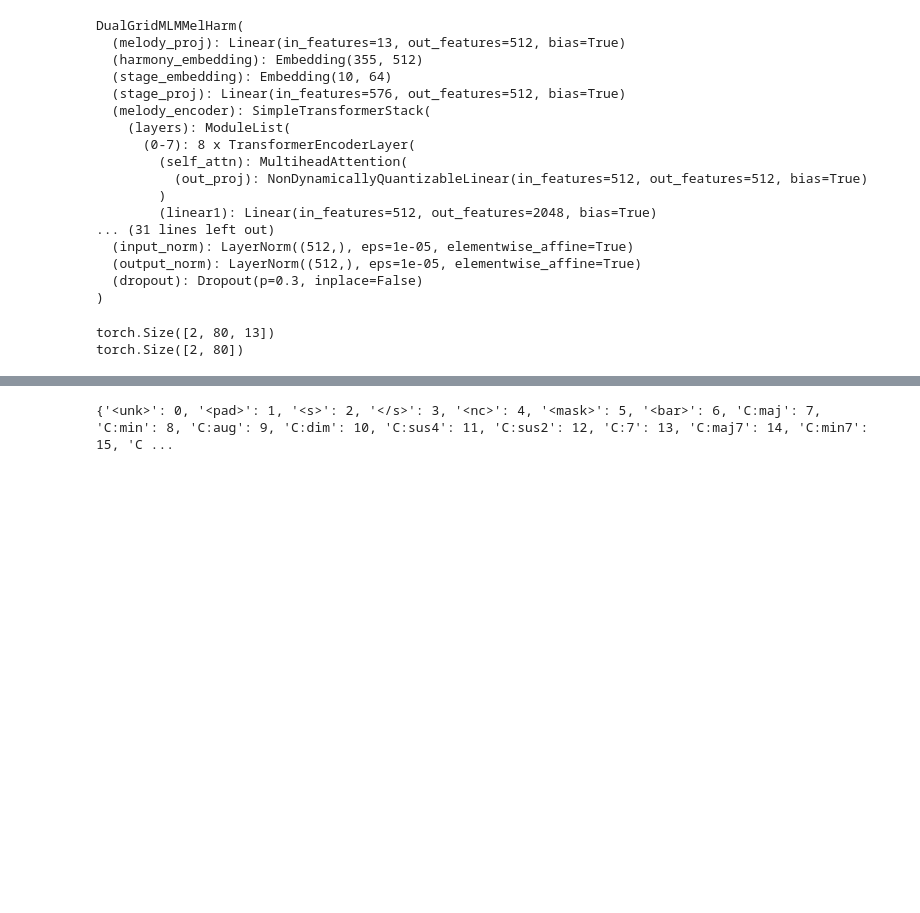
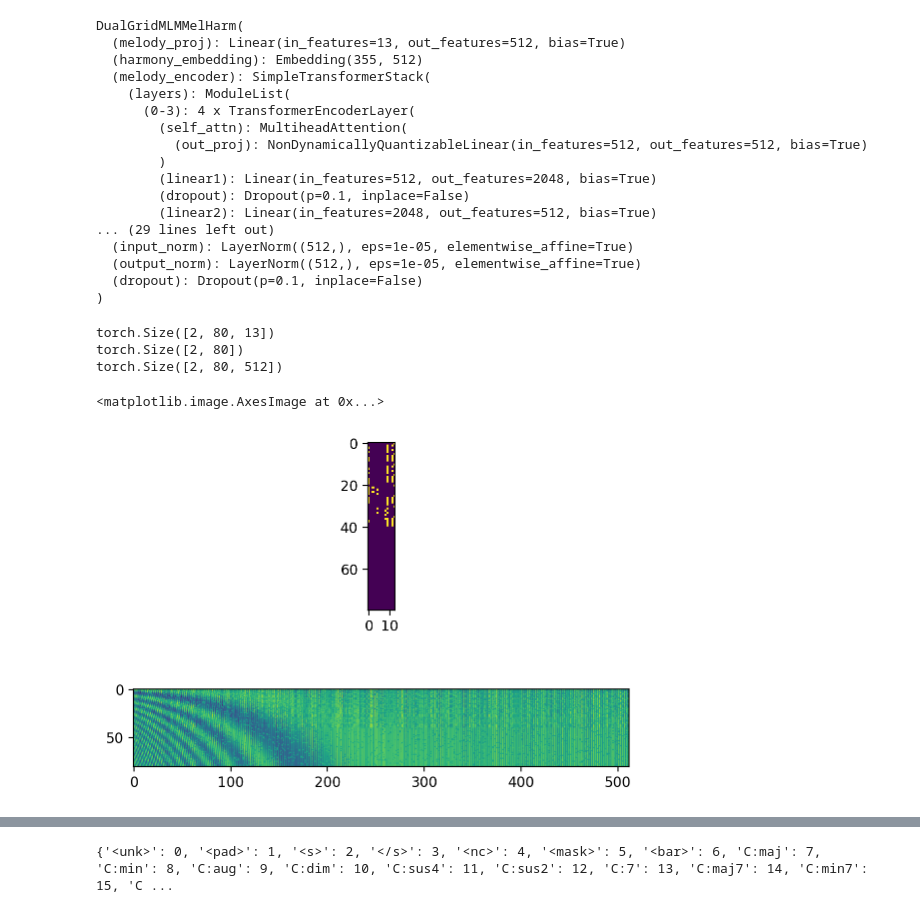
Before and after one commit to maximoskp/DualGridEncoderMelHarm, a Jupyter notebook: test_debug_train.ipynb, the cells around one changed output, grey strips where cells are left out. Drawn from its saved outputs; the diff is of its cells as text; code cells hidden in the pictures; blank space fills up the shorter version.

```diff
--- a/test_debug_train.ipynb
+++ b/test_debug_train.ipynb
@@ -25,7 +27,8 @@ tokenizer = CSGridMLMTokenizer(
     use_full_range_melody=False
 )
 # %%
-train_dir = '/media/maindisk/data/synthetic_CA_train'
-val_dir = '/media/maindisk/data/synthetic_CA_test'
+# train_dir = '/media/maindisk/data/synthetic_CA_train'
+# val_dir = '/media/maindisk/data/synthetic_CA_test'
+val_dir = '/media/maindisk/data/hooktheory_midi_hr/CA_test'
 batchsize = 2
 # %%
@@ -50,42 +52,46 @@ else:
 loss_fn=CrossEntropyLoss(ignore_index=-100)
 lr = 1e-5
 # %%
-total_stages = 10
+curriculum_type , total_stages = 'random', 10
+subfolder = 'DE/CA'
 
-model = DualGridMLMMelHarm(
-    chord_vocab_size=len(tokenizer.vocab),
+model = load_model(
     d_model=512,
-    nhead=8,
-    num_layers_mel=8,
-    num_layers_harm=8,
+    nhead=4,
+    num_layers_mel=4,
+    num_layers_harm=4,
+    curriculum_type=curriculum_type,
+    subfolder=subfolder,
+    device_name=device_name,
+    tokenizer=tokenizer,
+    conditioning_dim=8 + (curriculum_type == 'step'),
+    total_stages=total_stages,
     melody_length=80,
     harmony_length=80,
-    max_stages=total_stages,
-    pianoroll_dim=tokenizer.pianoroll_dim,
-    device=device
 )
-model.to(device)
+
+# model.to(device)
 optimizer = AdamW(model.parameters(), lr=lr)
 # %%
-batch = next(iter(trainloader))
+batch = next(iter(valloader))
 model.train()
 # %% [output]
 DualGridMLMMelHarm(
   (melody_proj): Linear(in_features=13, out_features=512, bias=True)
   (harmony_embedding): Embedding(355, 512)
-  (stage_embedding): Embedding(10, 64)
-  (stage_proj): Linear(in_features=576, out_features=512, bias=True)
   (melody_encoder): SimpleTransformerStack(
     (layers): ModuleList(
-      (0-7): 8 x TransformerEncoderLayer(
+      (0-3): 4 x TransformerEncoderLayer(
         (self_attn): MultiheadAttention(
           (out_proj): NonDynamicallyQuantizableLinear(in_features=512, out_features=512, bias=True)
         )
         (linear1): Linear(in_features=512, out_features=2048, bias=True)
-... (31 lines left out)
+        (dropout): Dropout(p=0.1, inplace=False)
+        (linear2): Linear(in_features=2048, out_features=512, bias=True)
+... (29 lines left out)
   (input_norm): LayerNorm((512,), eps=1e-05, elementwise_affine=True)
   (output_norm): LayerNorm((512,), eps=1e-05, elementwise_affine=True)
-  (dropout): Dropout(p=0.3, inplace=False)
+  (dropout): Dropout(p=0.1, inplace=False)
 )
 # %%
 melody_grid = batch["pianoroll"].to(device)           # (B, 256, 100)
@@ -93,6 +99,18 @@ harmony_gt = batch["input_ids"].to(device)         # (B, 256)
 # %%
 print(melody_grid.shape)
 print(harmony_gt.shape)
+mel = model.melody_proj(melody_grid)  # (B, 256, 512)
+mel = mel + model.shared_pos[:, :model.melody_length, :]
+mel = model.input_norm(mel)
+mel = model.dropout(mel)
+print(mel.shape)
+plt.subplot(2, 1, 1)
+plt.imshow(melody_grid[0].detach().cpu())
+plt.subplot(2, 1, 2)
+plt.imshow(mel[0].detach().cpu())
 # %% [output]
 torch.Size([2, 80, 13])
 torch.Size([2, 80])
+torch.Size([2, 80, 512])
+<matplotlib.image.AxesImage at 0x...>
+[figure, added]
```
Also changed, not shown: parts of 19 cells of this notebook, 11 other files.
